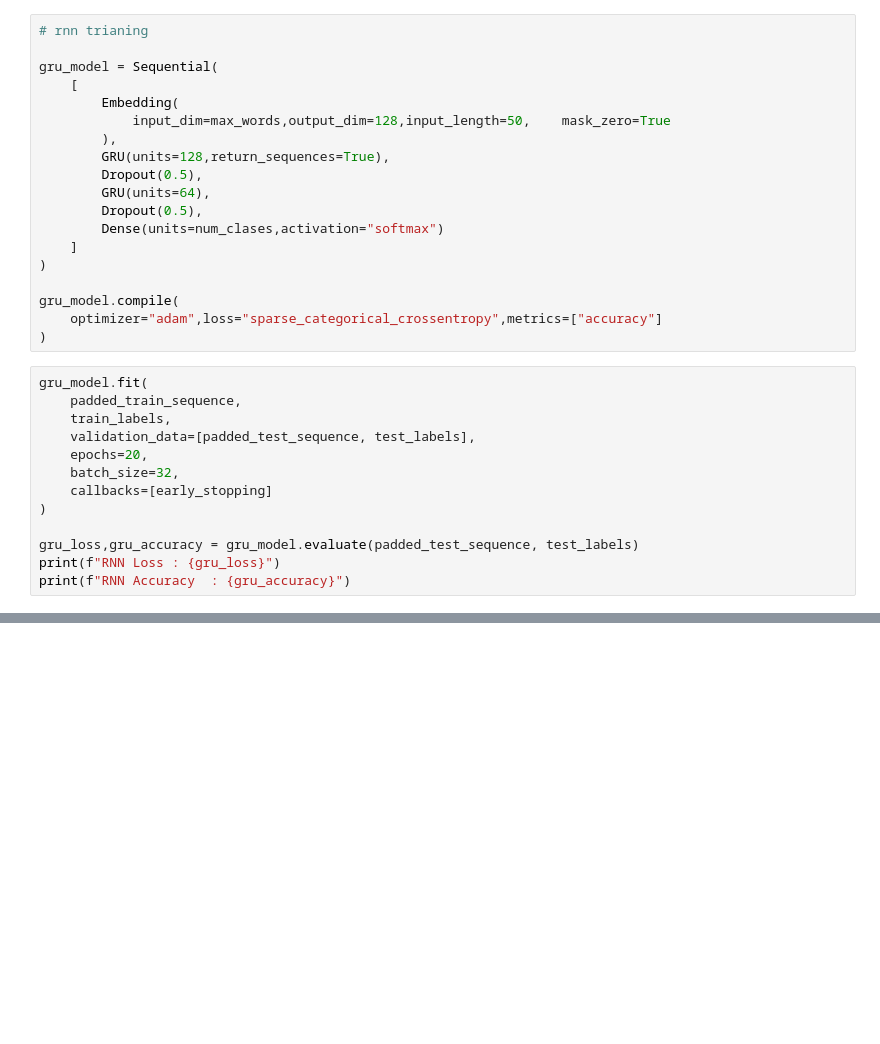
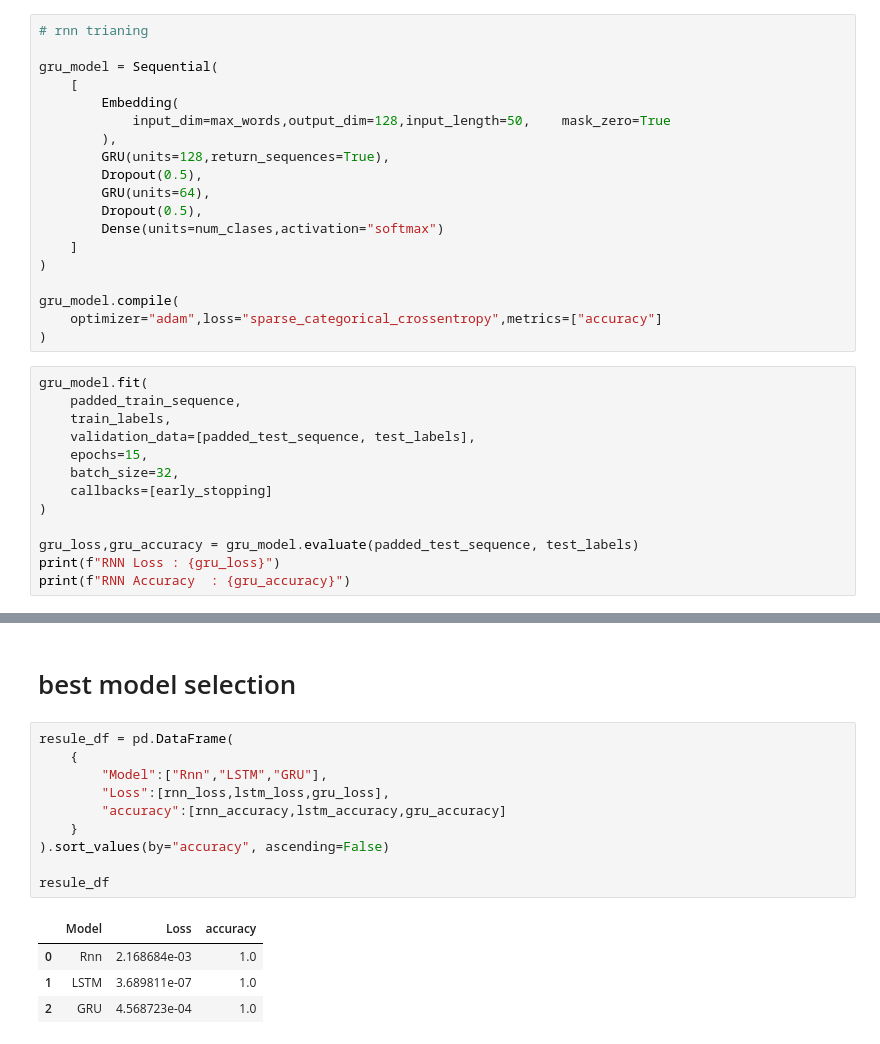
Before and after one commit to ultriti/AI-Resume-Analyszer-Pipeline, a Jupyter notebook: Skill_classifier/train_model.ipynb, the cells around one changed output, grey strips where cells are left out. Drawn from its saved outputs; the diff is of its cells as text; blank space fills up the shorter version.

Commit message:
comapred the model - Gru best with 100 % accuracy

```diff
--- a/Skill_classifier/train_model.ipynb
+++ b/Skill_classifier/train_model.ipynb
@@ -418,7 +421,7 @@ gru_model.fit(
     padded_train_sequence,
     train_labels,
     validation_data=[padded_test_sequence, test_labels],
-    epochs=20,
+    epochs=15,
     batch_size=32,
     callbacks=[early_stopping]
 )
@@ -438,0 +442,17 @@ RNN Accuracy  : 0.12761904299259186
+# %% [markdown]
+# best model selection
+# %%
+resule_df = pd.DataFrame(
+    {
+        "Model":["Rnn","LSTM","GRU"],
+        "Loss":[rnn_loss,lstm_loss,gru_loss],
+        "accuracy":[rnn_accuracy,lstm_accuracy,gru_accuracy]
+    }
+).sort_values(by="accuracy", ascending=False)
+
+resule_df
+# %% [output]
+|  | Model | Loss | accuracy |
+| 0 | Rnn | 2.168684e-03 | 1.0 |
+| 1 | LSTM | 3.689811e-07 | 1.0 |
+| 2 | GRU | 4.568723e-04 | 1.0 |
```
Also changed, not shown: parts of 6 cells of this notebook.
